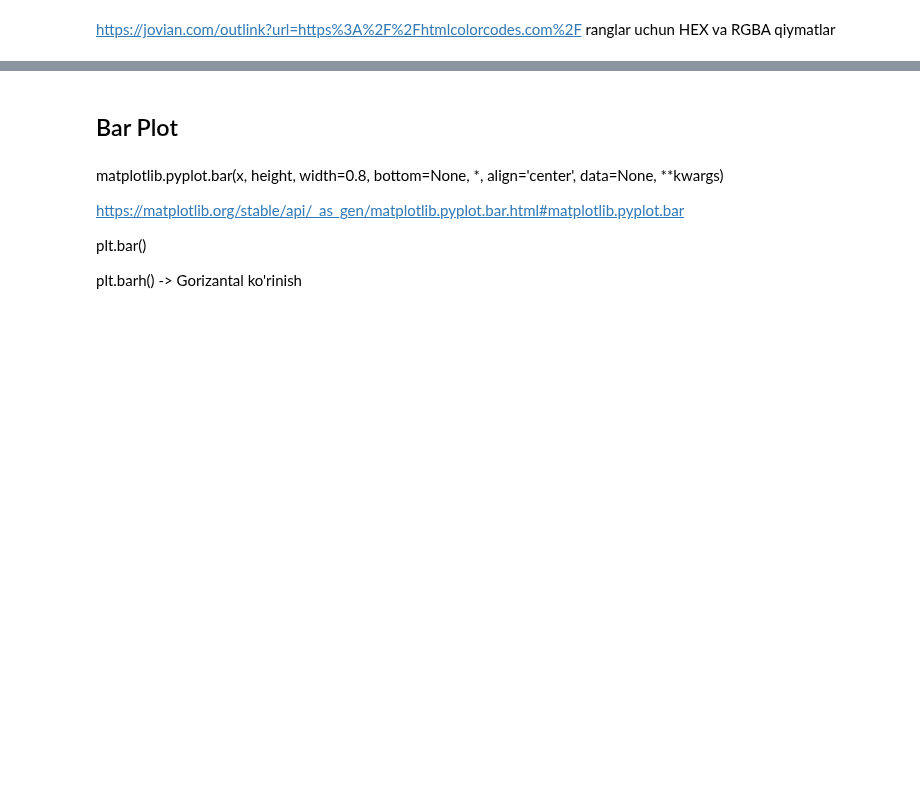
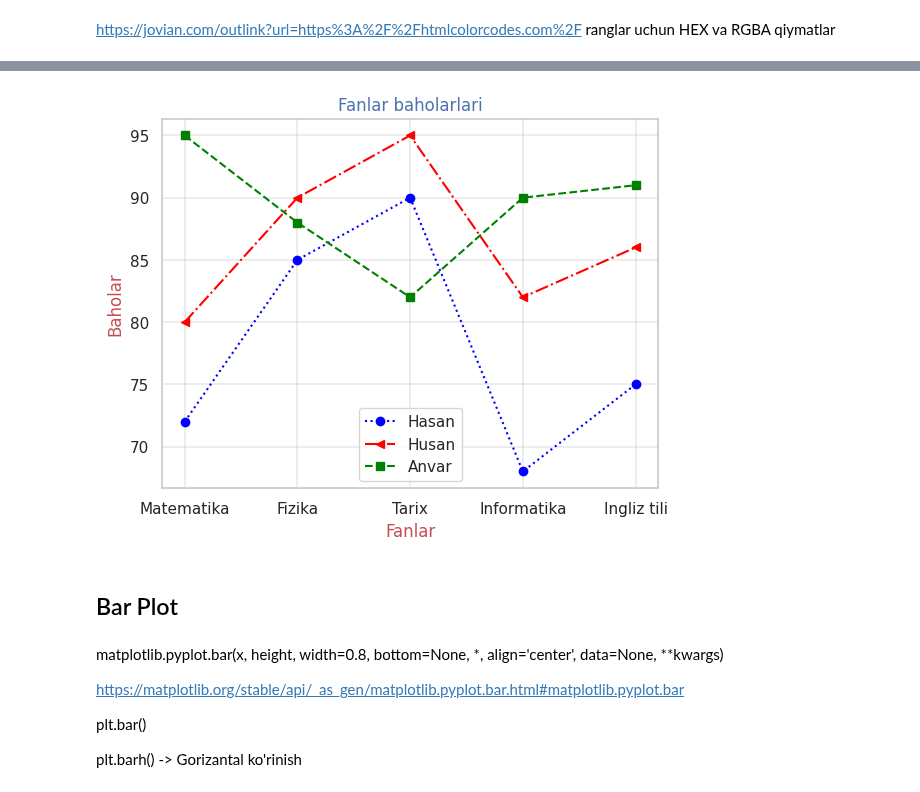
Before and after one commit to Suhrobjonibodullayev/ML-Learning-Journey, a Jupyter notebook: 04_data_visualization/data_visualization.ipynb, the cells around one changed output, grey strips where cells are left out. Drawn from its saved outputs; the diff is of its cells as text; code cells hidden in the pictures; blank space fills up the shorter version.

```diff
--- a/04_data_visualization/data_visualization.ipynb
+++ b/04_data_visualization/data_visualization.ipynb
@@ -270,3 +263,30 @@ plt.show()
+# %%
+fanlar = ['Matematika', 'Fizika', 'Tarix', 'Informatika', 'Ingliz tili']
+Hasan=[72, 85, 90, 68, 75]
+Husan=[80, 90, 95, 82, 86]
+Anvar=[95, 88, 82, 90, 91]
+
+plt.plot(fanlar, Hasan,
+         color="blue",
+         marker='o',
+         linestyle=':')
+plt.plot(fanlar, Husan,
+         color="red",
+         marker='<',
+         linestyle='-.')
+plt.plot(fanlar, Anvar,
+         color="green",
+         marker='s',
+         linestyle='--')
+
+plt.title("Fanlar baholarlari", color="b")
+plt.xlabel("Fanlar", color = "r")
+plt.ylabel("Baholar", color = "r")
+plt.grid(color = 'grey', linewidth = 0.2)
+plt.legend(["Hasan", "Husan","Anvar"])
+plt.show()
+# %% [output]
+[figure, added]
 # %% [markdown]
 ## Bar Plot
 # %% [markdown]
```
Also changed, not shown: parts of 64 cells of this notebook.
